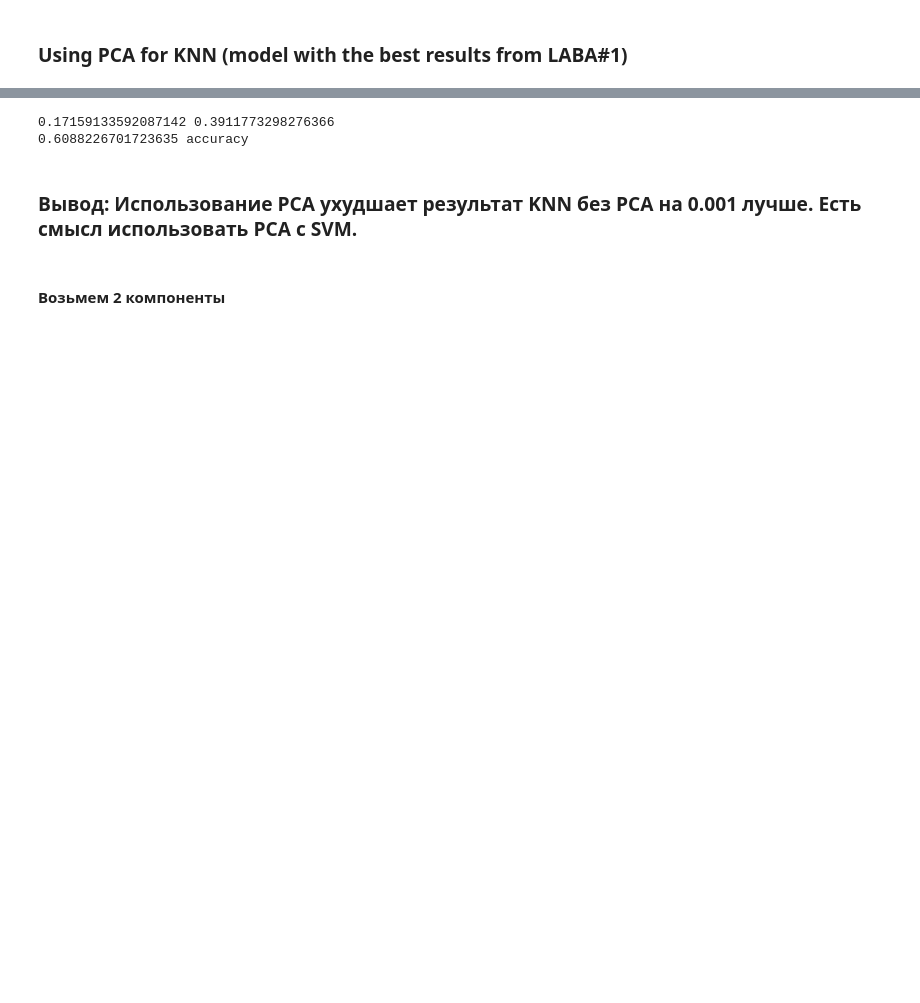
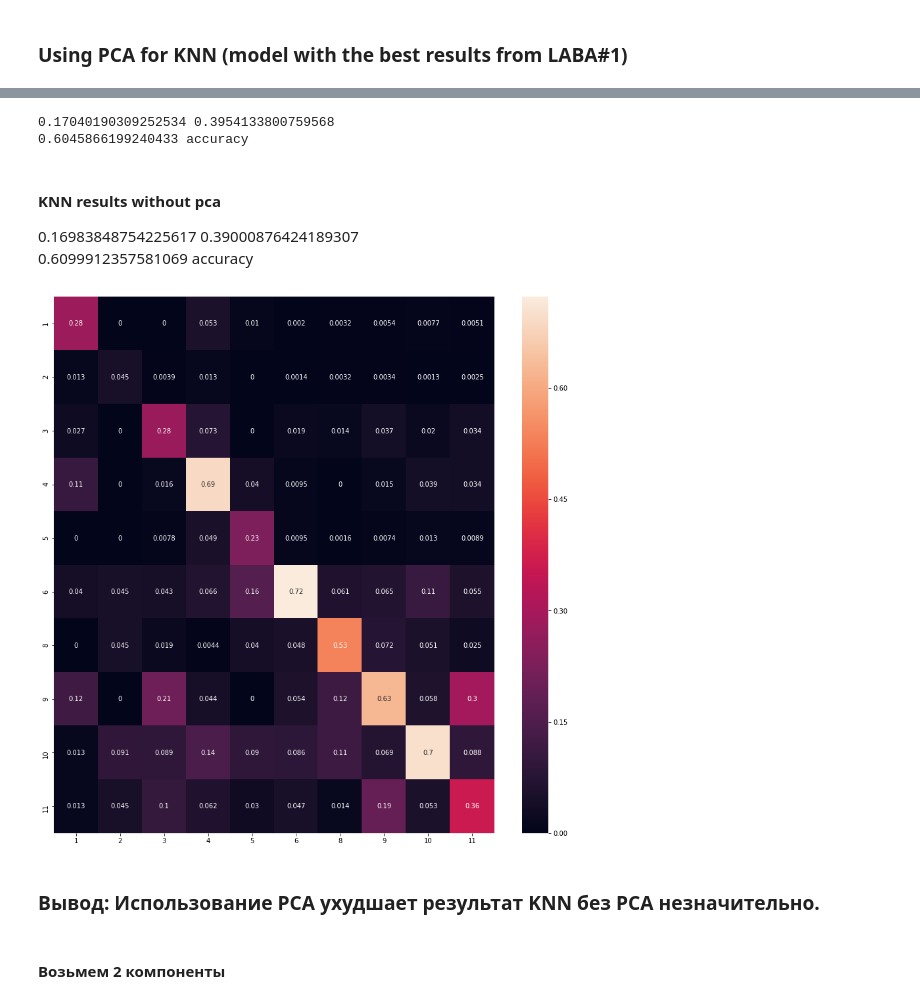
Before and after one commit to topusOctopus/Ml_tasks_Zolotykh, a Jupyter notebook: lab1_classification.ipynb, the cells around one changed output, grey strips where cells are left out. Drawn from its saved outputs; the diff is of its cells as text; code cells hidden in the pictures; blank space fills up the shorter version.

```diff
--- a/lab1_classification.ipynb
+++ b/lab1_classification.ipynb
@@ -762,11 +967,10 @@ Wall time: 34.1 s
 # %% [markdown]
 ### Using PCA for KNN (model with the best results from LABA#1)
 # %%
-%%time
 nnb = [1, 3, 5, 10, 15, 20, 25, 35, 45, 55]
 knn = KNeighborsClassifier(weights='distance')
 grid = GridSearchCV(knn, param_grid = {'n_neighbors': nnb}, cv=10)
-grid.fit(X_t_train, y_train)
+grid.fit(X_train_t, y_train_pca)
 
 best_cv_err = 1 - grid.best_score_
 best_n_neighbors = grid.best_estimator_.n_neighbors
@@ -778,15 +980,30 @@ Wall time: 37.1 s
 # %%
-knn_20 = KNeighborsClassifier(n_neighbors = 10, weights='distance').fit(X_t_train, y_train)
-err_train = np.mean(y_train != knn_20.predict(X_t_train))
-err_test  = np.mean(y_test  != knn_20.predict(X_t_test))
-Accuracy = knn_20.score(X_t_test, y_test)
+knn_15 = KNeighborsClassifier(n_neighbors = 15, weights='distance').fit(X_train_t, y_train_pca)
+err_train = np.mean(y_train_pca != knn_15.predict(X_train_t))
+err_test  = np.mean(y_test_pca  != knn_15.predict(X_test_t))
+Accuracy = knn_15.score(X_test_t, y_test_pca)
 print(err_train, err_test)
 print(Accuracy, 'accuracy')
 # %% [output]
-0.17159133592087142 0.3911773298276366
-0.6088226701723635 accuracy
+0.17040190309252534 0.3954133800759568
+0.6045866199240433 accuracy
+# %% [markdown]
+#### KNN results without pca
+0.16983848754225617 0.39000876424189307
+<br>0.6099912357581069 accuracy
+# %%
+y_pred_pca = knn_15.predict(X_test_t)
+from sklearn.metrics import plot_confusion_matrix
+from sklearn.metrics import confusion_matrix
+import seaborn as sns
+cnf_matrix = confusion_matrix(y_test_pca, y_pred_pca,labels=labels_)
+# %%
+plt.figure(figsize=(15,15))
+ax = sns.heatmap(cnf_matrix / cnf_matrix.astype(np.float).sum(axis=1), annot=True,xticklabels=labels_,yticklabels=labels_)
+# %% [output]
+[figure, added]
 # %% [markdown]
-### Вывод: Использование PCA ухудшает результат KNN без PCA на 0.001 лучше.  Еcть смысл использовать PCA с SVM.
+### Вывод: Использование PCA ухудшает результат KNN без PCA незначительно.
 # %% [markdown]
 #### Возьмем 2 компоненты
 # %%
```
Also changed, not shown: parts of 69 cells of this notebook.
